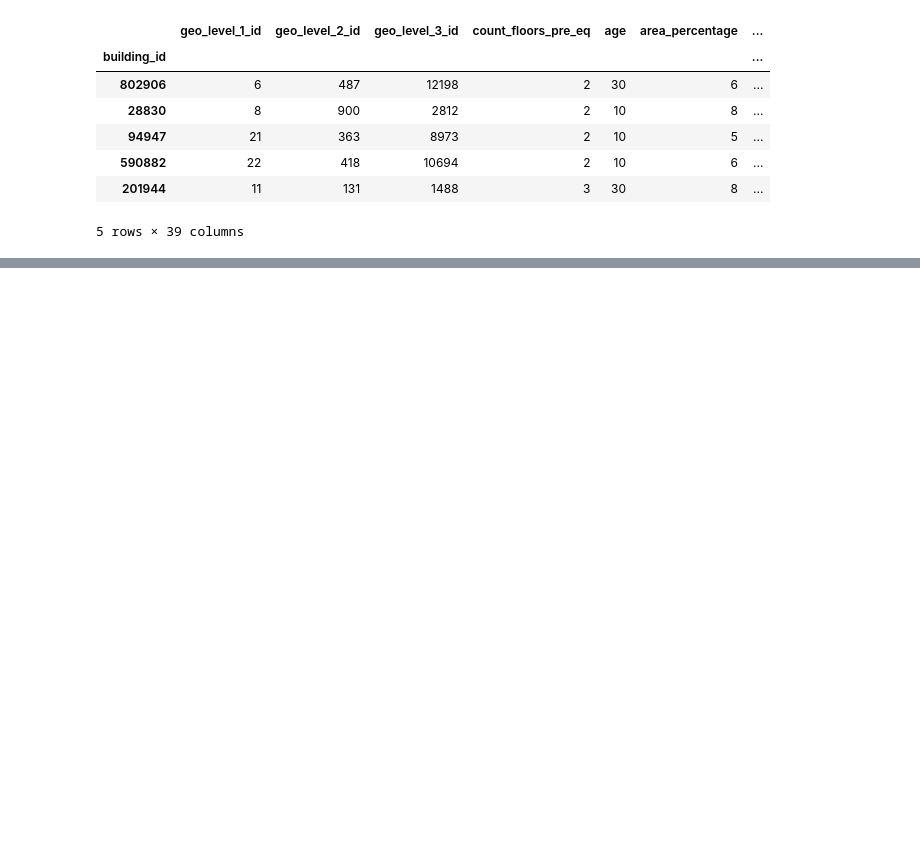
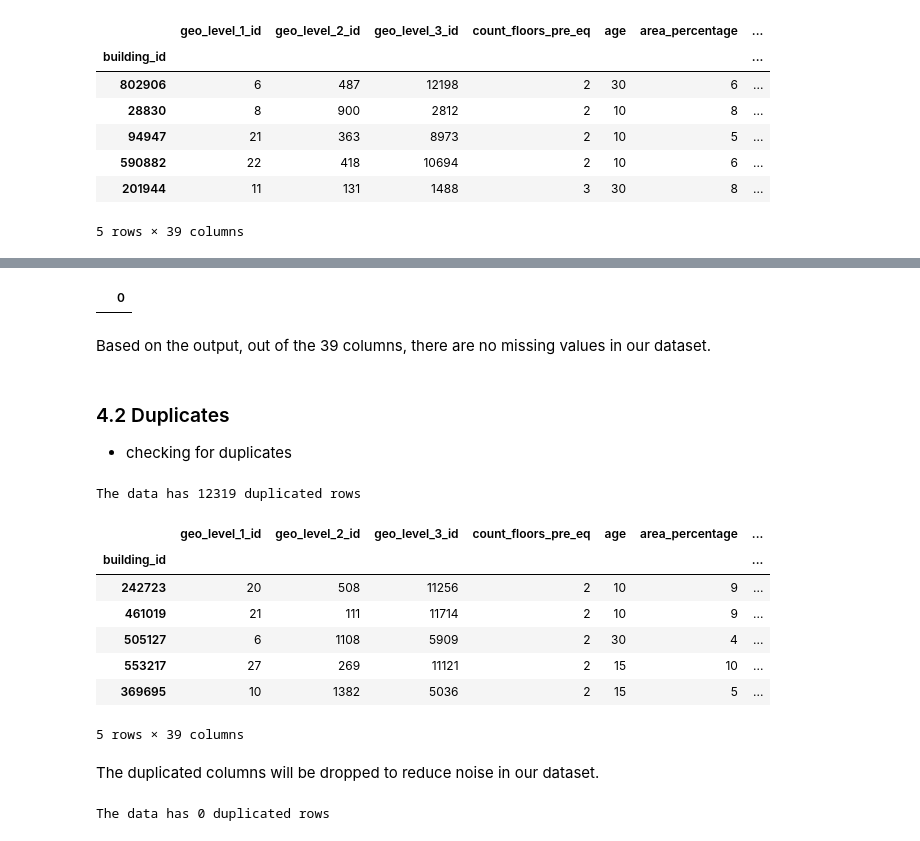
Before and after one commit to mainaroseline/Richerts-Predictor, a Jupyter notebook: Richerts_predictor.ipynb, the cells around one changed output, grey strips where cells are left out. Drawn from its saved outputs; the diff is of its cells as text; code cells hidden in the pictures; blank space fills up the shorter version.

```diff
--- a/Richerts_predictor.ipynb
+++ b/Richerts_predictor.ipynb
@@ -176,0 +212,34 @@ memory usage: 79.5+ MB
+# %%
+# Getting the sum of missing values per column
+missing_data(data).to_frame()
+# %% [output]
+|  | 0 |
+# %% [markdown]
+Based on the output, out of the 39 columns, there are no missing values in our dataset.
+# %% [markdown]
+### 4.2 Duplicates
+
+- checking for duplicates
+# %%
+# checking for duplicates
+
+print(f"The data has {data.duplicated().sum()} duplicated rows")
+# %% [output]
+The data has 12319 duplicated rows
+# %%
+# exploring the duplicates
+
+duplicates = data[data.duplicated()]
+
+duplicates.head()
+# %% [output]
+|  | geo_level_1_id | geo_level_2_id | geo_level_3_id | count_floors_pre_eq | age | area_percentage | ... |
+| building_id |  |  |  |  |  |  | ... |
+| 242723 | 20 | 508 | 11256 | 2 | 10 | 9 | ... |
+| 461019 | 21 | 111 | 11714 | 2 | 10 | 9 | ... |
+| 505127 | 6 | 1108 | 5909 | 2 | 30 | 4 | ... |
+| 553217 | 27 | 269 | 11121 | 2 | 15 | 10 | ... |
+| 369695 | 10 | 1382 | 5036 | 2 | 15 | 5 | ... |
+5 rows × 39 columns
+# %% [markdown]
+The duplicated columns will be dropped to reduce noise in our dataset.
@@ -176,0 +250,6 @@ memory usage: 79.5+ MB
+# %%
+# Confirming if there are duplicates
+
+print(f"The data has {data.duplicated().sum()} duplicated rows")
+# %% [output]
+The data has 0 duplicated rows
```
Also changed, not shown: parts of 20 cells of this notebook.
